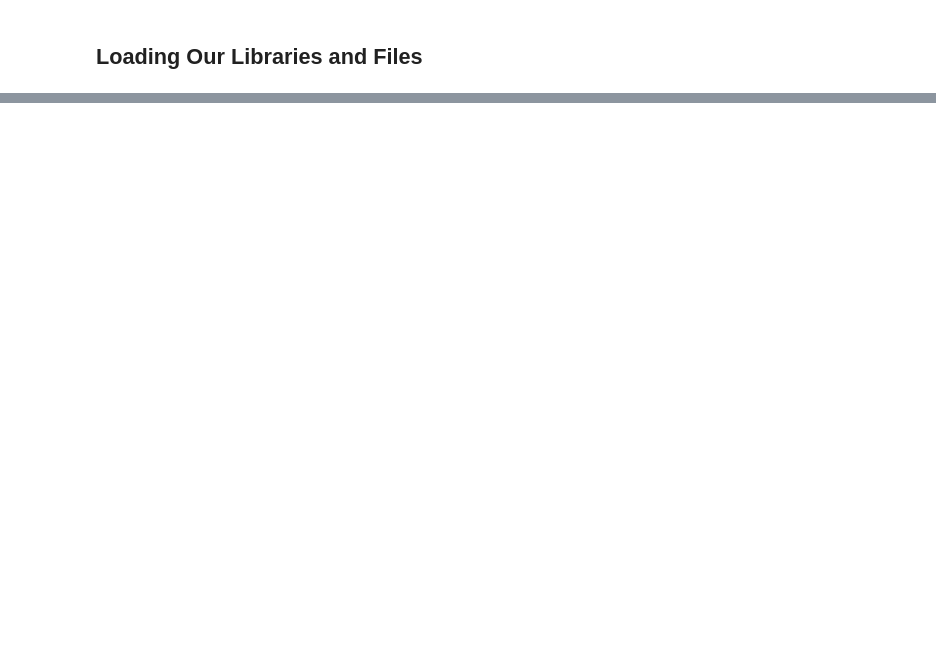
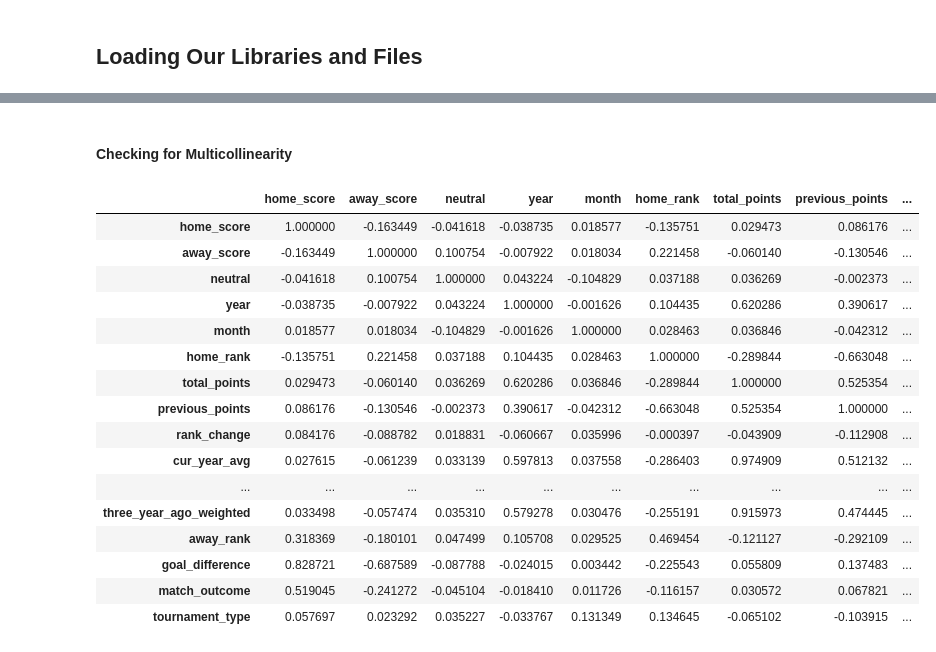
Before and after one commit to Linda-Agesa/Mchezopesa-Football-Analysis, a Jupyter notebook: Mchezopesa_Analysis.ipynb, the cells around one changed output, grey strips where cells are left out. Cells and saved outputs as stored; diff of their text form; code cells hidden in the pictures; blank space fills up the shorter version.

```diff
--- a/Mchezopesa_Analysis.ipynb
+++ b/Mchezopesa_Analysis.ipynb
@@ -30,0 +736,12 @@
+# %%
+# Creating a new column to give the type of tournament
+
+def tourn_type(i):
+  if i == 'FIFA World Cup':
+    return 'FIFA World Cup'
+  if i == 'Friendly':
+    return 'Friendly'
+  else:
+    return 'Other'
+
+fifa_df['tournament_type'] = fifa_df.tournament.apply(lambda x: tourn_type(x))
@@ -30,0 +819,26 @@
+# %% [markdown]
+#### Checking for Multicollinearity
+# %%
+# Finding the correlation between variables
+#
+
+fifa_corr = fifa_df.corr()
+fifa_corr
+# %% [output]
+|  | home_score | away_score | neutral | year | month | home_rank | total_points | previous_points | ... |
+| home_score | 1.000000 | -0.163449 | -0.041618 | -0.038735 | 0.018577 | -0.135751 | 0.029473 | 0.086176 | ... |
+| away_score | -0.163449 | 1.000000 | 0.100754 | -0.007922 | 0.018034 | 0.221458 | -0.060140 | -0.130546 | ... |
+| neutral | -0.041618 | 0.100754 | 1.000000 | 0.043224 | -0.104829 | 0.037188 | 0.036269 | -0.002373 | ... |
+| year | -0.038735 | -0.007922 | 0.043224 | 1.000000 | -0.001626 | 0.104435 | 0.620286 | 0.390617 | ... |
+| month | 0.018577 | 0.018034 | -0.104829 | -0.001626 | 1.000000 | 0.028463 | 0.036846 | -0.042312 | ... |
+| home_rank | -0.135751 | 0.221458 | 0.037188 | 0.104435 | 0.028463 | 1.000000 | -0.289844 | -0.663048 | ... |
+| total_points | 0.029473 | -0.060140 | 0.036269 | 0.620286 | 0.036846 | -0.289844 | 1.000000 | 0.525354 | ... |
+| previous_points | 0.086176 | -0.130546 | -0.002373 | 0.390617 | -0.042312 | -0.663048 | 0.525354 | 1.000000 | ... |
+| rank_change | 0.084176 | -0.088782 | 0.018831 | -0.060667 | 0.035996 | -0.000397 | -0.043909 | -0.112908 | ... |
+| cur_year_avg | 0.027615 | -0.061239 | 0.033139 | 0.597813 | 0.037558 | -0.286403 | 0.974909 | 0.512132 | ... |
+| ... | ... | ... | ... | ... | ... | ... | ... | ... | ... |
+| three_year_ago_weighted | 0.033498 | -0.057474 | 0.035310 | 0.579278 | 0.030476 | -0.255191 | 0.915973 | 0.474445 | ... |
+| away_rank | 0.318369 | -0.180101 | 0.047499 | 0.105708 | 0.029525 | 0.469454 | -0.121127 | -0.292109 | ... |
+| goal_difference | 0.828721 | -0.687589 | -0.087788 | -0.024015 | 0.003442 | -0.225543 | 0.055809 | 0.137483 | ... |
+| match_outcome | 0.519045 | -0.241272 | -0.045104 | -0.018410 | 0.011726 | -0.116157 | 0.030572 | 0.067821 | ... |
+| tournament_type | 0.057697 | 0.023292 | 0.035227 | -0.033767 | 0.131349 | 0.134645 | -0.065102 | -0.103915 | ... |
```
Also changed, not shown: parts of 137 cells of this notebook.
